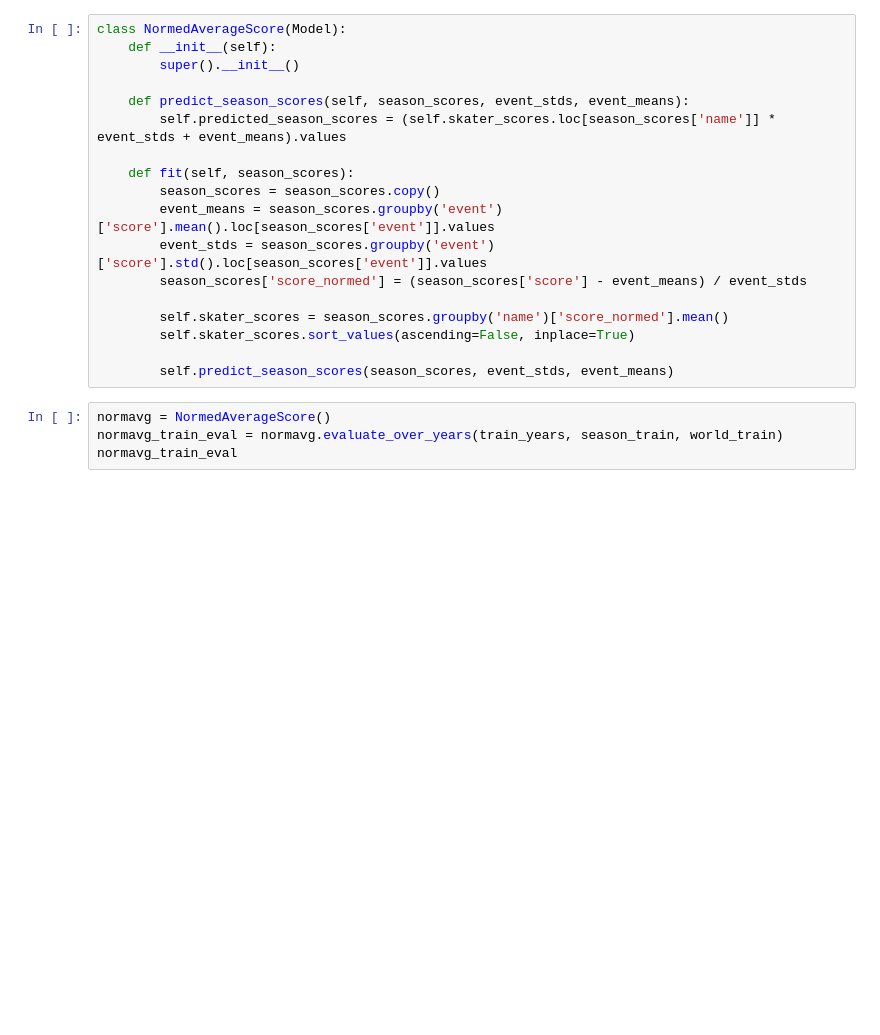
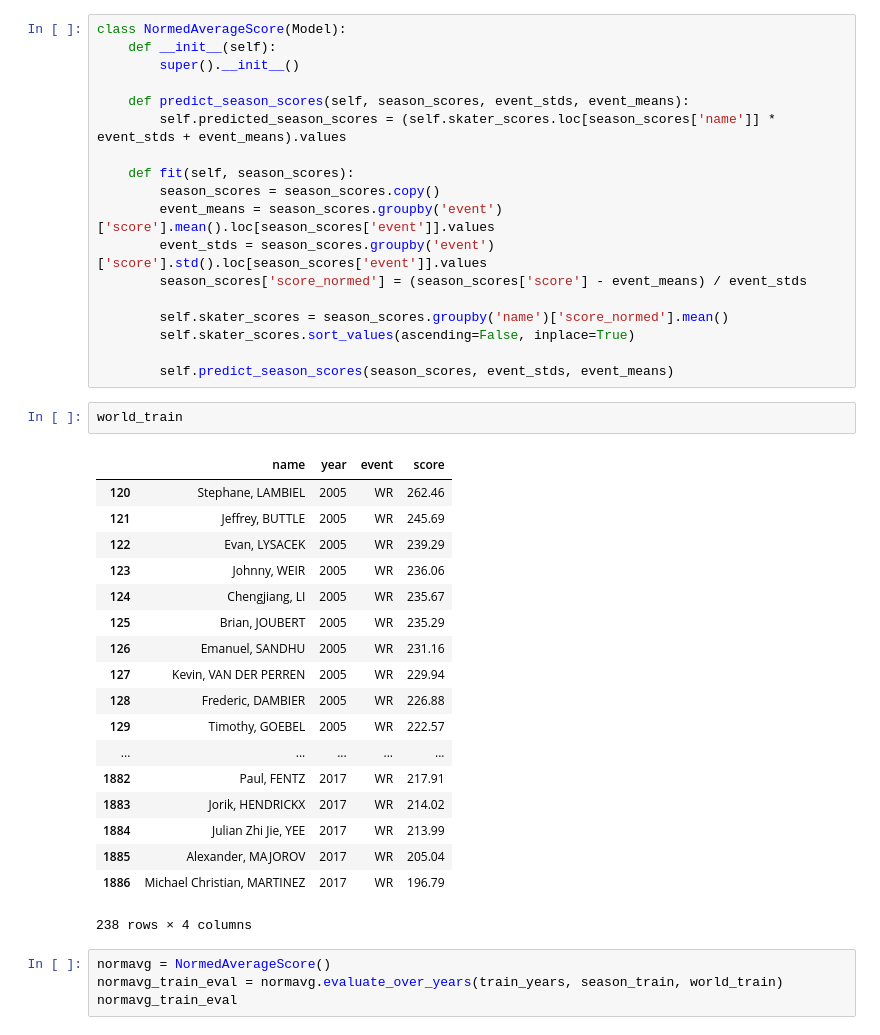
Before and after one commit to khanhnguyendata/skate_predict, a Jupyter notebook: analysis.ipynb, the cells around one changed output. Saved outputs shown, nothing was run; the diff lists cells and outputs as text; blank space fills up the shorter version.

```diff
--- a/analysis.ipynb
+++ b/analysis.ipynb
@@ -237,6 +281,27 @@ class NormedAverageScore(Model):
         self.skater_scores.sort_values(ascending=False, inplace=True)
 
         self.predict_season_scores(season_scores, event_stds, event_means)
+# %%
+world_train
+# %% [output]
+|  | name | year | event | score |
+| 120 | Stephane, LAMBIEL | 2005 | WR | 262.46 |
+| 121 | Jeffrey, BUTTLE | 2005 | WR | 245.69 |
+| 122 | Evan, LYSACEK | 2005 | WR | 239.29 |
+| 123 | Johnny, WEIR | 2005 | WR | 236.06 |
+| 124 | Chengjiang, LI | 2005 | WR | 235.67 |
+| 125 | Brian, JOUBERT | 2005 | WR | 235.29 |
+| 126 | Emanuel, SANDHU | 2005 | WR | 231.16 |
+| 127 | Kevin, VAN DER PERREN | 2005 | WR | 229.94 |
+| 128 | Frederic, DAMBIER | 2005 | WR | 226.88 |
+| 129 | Timothy, GOEBEL | 2005 | WR | 222.57 |
+| ... | ... | ... | ... | ... |
+| 1882 | Paul, FENTZ | 2017 | WR | 217.91 |
+| 1883 | Jorik, HENDRICKX | 2017 | WR | 214.02 |
+| 1884 | Julian Zhi Jie, YEE | 2017 | WR | 213.99 |
+| 1885 | Alexander, MAJOROV | 2017 | WR | 205.04 |
+| 1886 | Michael Christian, MARTINEZ | 2017 | WR | 196.79 |
+238 rows × 4 columns
 # %%
 normavg = NormedAverageScore()
 normavg_train_eval = normavg.evaluate_over_years(train_years, season_train, world_train)
```
Also changed, not shown: parts of 5 cells of this notebook, 2 other files.
